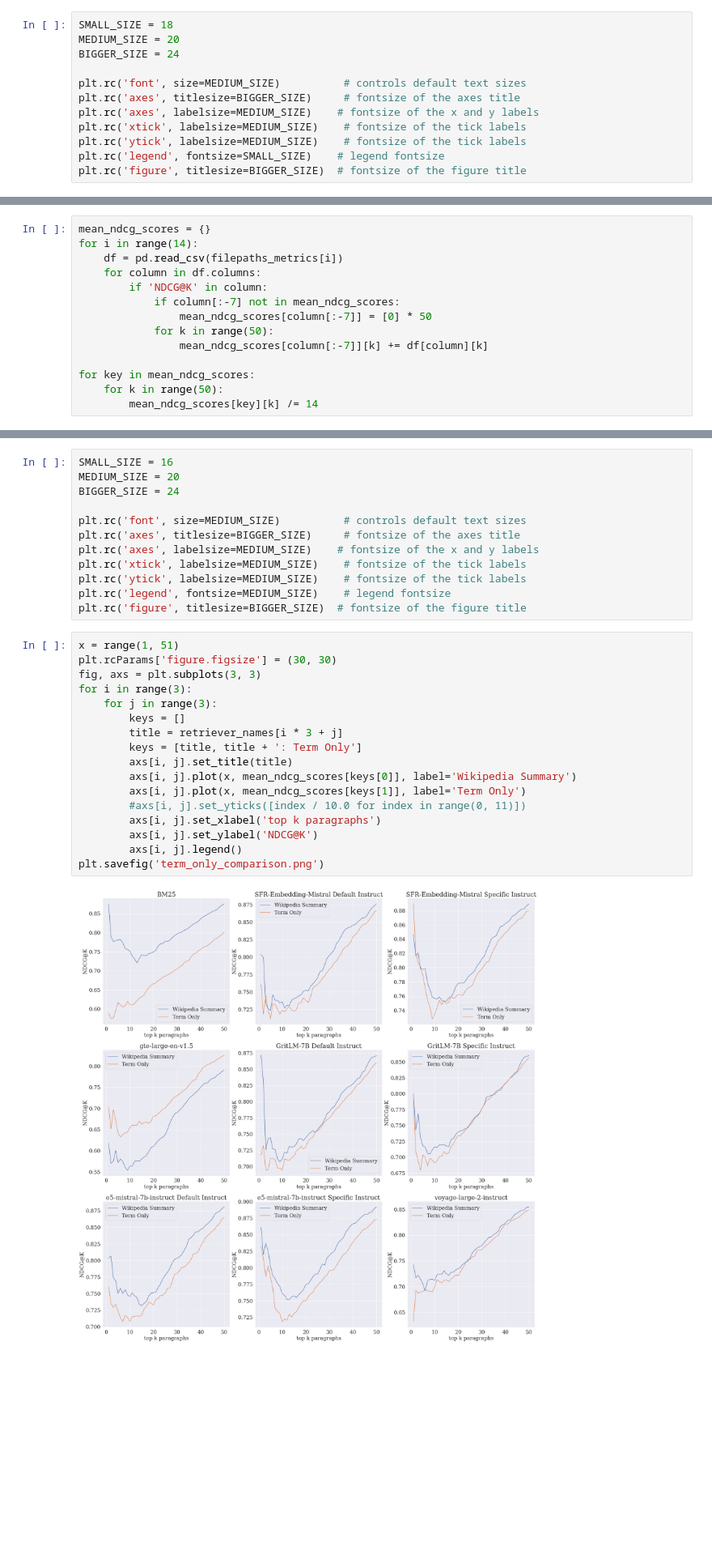
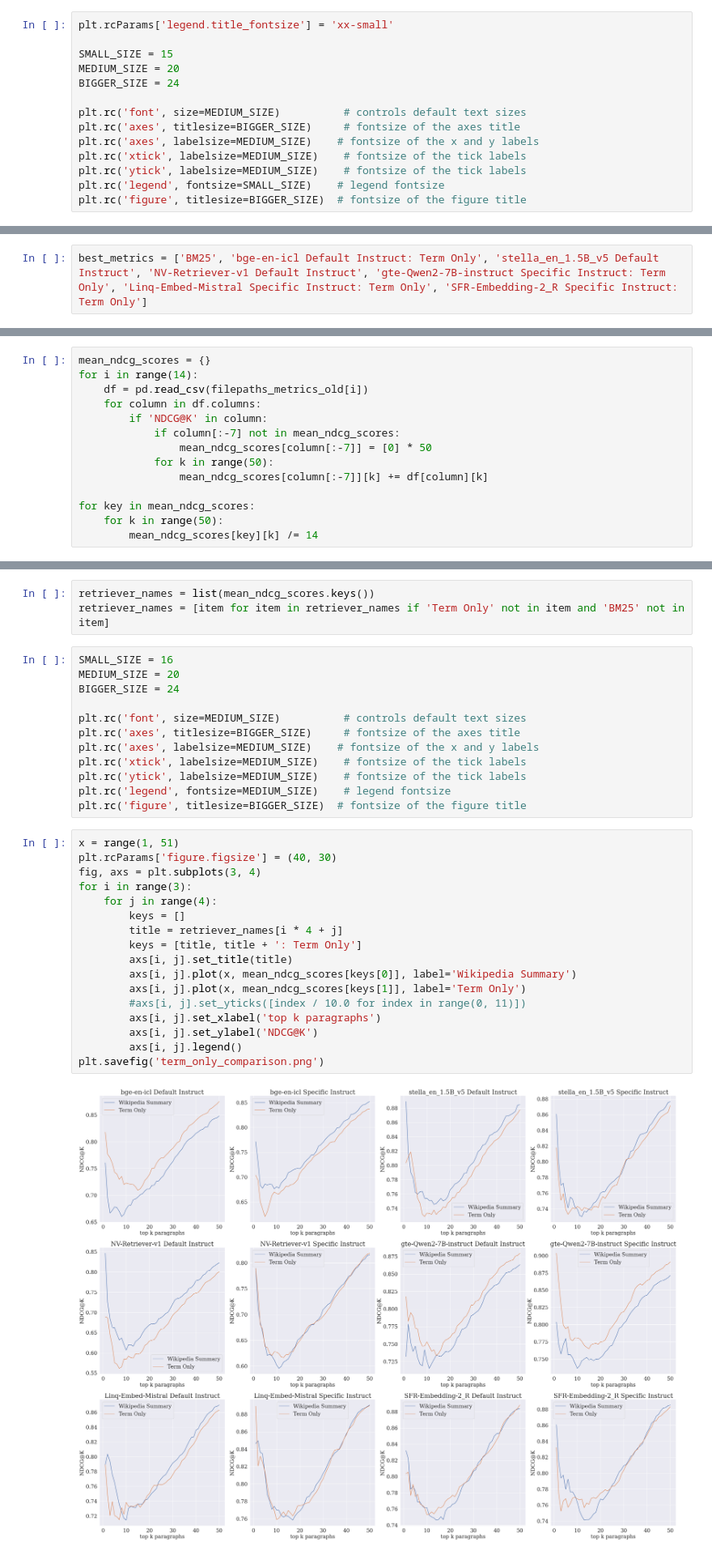
Before and after one commit to al-the-eigenvalue/RAG-on-grammars, a Jupyter notebook: benchmarking_retrievers.ipynb, the cells around one changed output, grey strips where cells are left out. Shown at 81% size. Saved outputs shown, nothing was run; the diff lists cells and outputs as text; blank space fills up the shorter version.

```diff
--- a/benchmarking_retrievers.ipynb
+++ b/benchmarking_retrievers.ipynb
@@ -325,5 +435,7 @@ plt.rcParams['legend.title_fontsize'] = 'xx-small'
 # %%
-SMALL_SIZE = 18
+plt.rcParams['legend.title_fontsize'] = 'xx-small'
+
+SMALL_SIZE = 15
 MEDIUM_SIZE = 20
 BIGGER_SIZE = 24
 
@@ -339,3 +449,5 @@ best_metrics = ['BM25', 'SFR-Embedding-Mistral Specific Instruct', 'voyage-large
+# %%
+best_metrics = ['BM25', 'bge-en-icl Default Instruct: Term Only', 'stella_en_1.5B_v5 Default Instruct', 'NV-Retriever-v1 Default Instruct', 'gte-Qwen2-7B-instruct Specific Instruct: Term Only', 'Linq-Embed-Mistral Specific Instruct: Term Only', 'SFR-Embedding-2_R Specific Instruct: Term Only']
 # %%
 x = range(1, 51)
 plt.rcParams['figure.figsize'] = (20, 70)
@@ -358,7 +469,7 @@ plt.savefig('ndcg.png')
 # %%
 mean_ndcg_scores = {}
 for i in range(14):
-    df = pd.read_csv(filepaths_metrics[i])
+    df = pd.read_csv(filepaths_metrics_old[i])
     for column in df.columns:
         if 'NDCG@K' in column:
             if column[:-7] not in mean_ndcg_scores:
@@ -422,3 +550,6 @@ retriever_names = list(mean_ndcg_scores.keys())
+# %%
+retriever_names = list(mean_ndcg_scores.keys())
+retriever_names = [item for item in retriever_names if 'Term Only' not in item and 'BM25' not in item]
 # %%
 SMALL_SIZE = 16
 MEDIUM_SIZE = 20
@@ -433,21 +564,21 @@ plt.rc('legend', fontsize=MEDIUM_SIZE)    # legend fontsize
 plt.rc('figure', titlesize=BIGGER_SIZE)  # fontsize of the figure title
 # %%
 x = range(1, 51)
-plt.rcParams['figure.figsize'] = (30, 30)
-fig, axs = plt.subplots(3, 3)
+plt.rcParams['figure.figsize'] = (40, 30)
+fig, axs = plt.subplots(3, 4)
 for i in range(3):
-    for j in range(3):
+    for j in range(4):
         keys = []
-        title = retriever_names[i * 3 + j]
+        title = retriever_names[i * 4 + j]
         keys = [title, title + ': Term Only']
         axs[i, j].set_title(title)
         axs[i, j].plot(x, mean_ndcg_scores[keys[0]], label='Wikipedia Summary')
         axs[i, j].plot(x, mean_ndcg_scores[keys[1]], label='Term Only')
         #axs[i, j].set_yticks([index / 10.0 for index in range(0, 11)])
         axs[i, j].set_xlabel('top k paragraphs')
         axs[i, j].set_ylabel('NDCG@K')
         axs[i, j].legend()
 plt.savefig('term_only_comparison.png')
 # %% [output]
-[figure, old version]
+[figure, new version]
 # %% [markdown]
```
Also changed, not shown: parts of 97 cells of this notebook.
